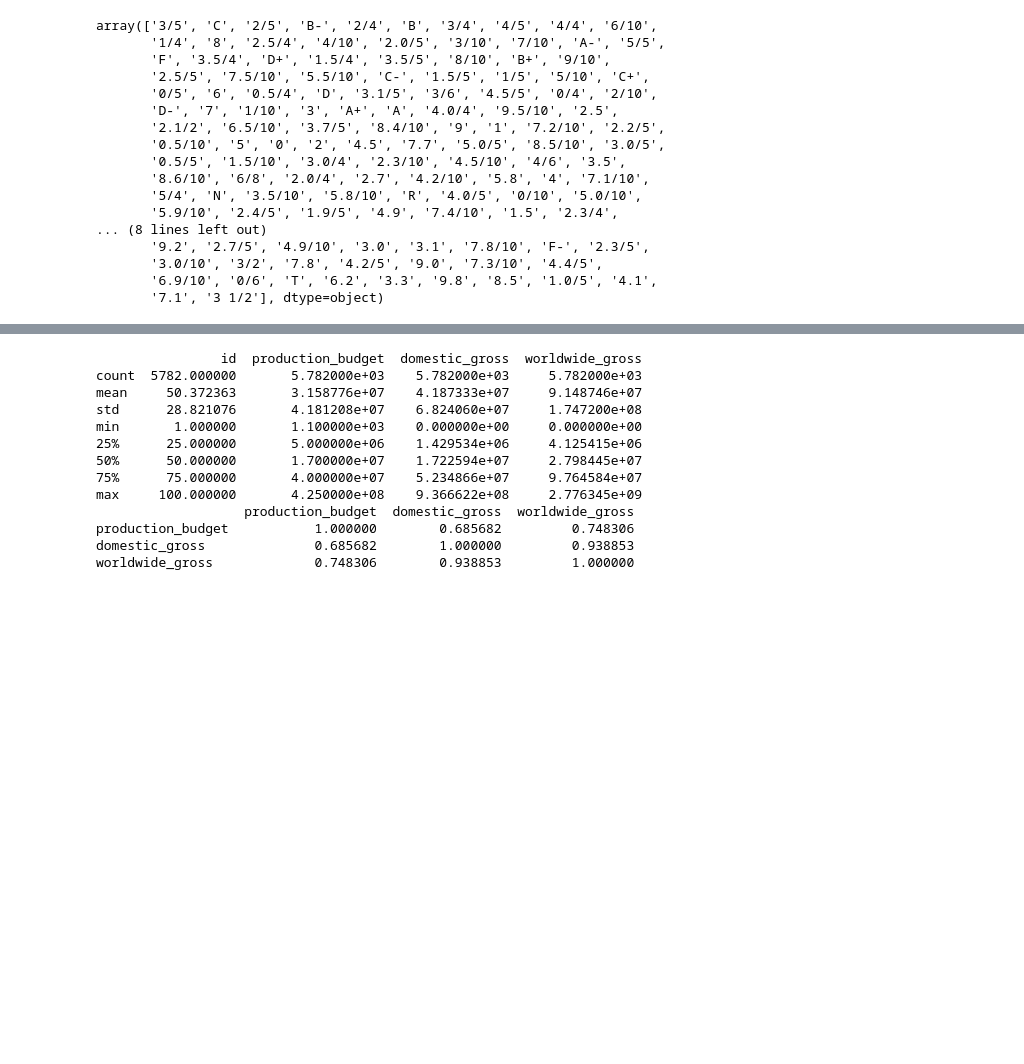
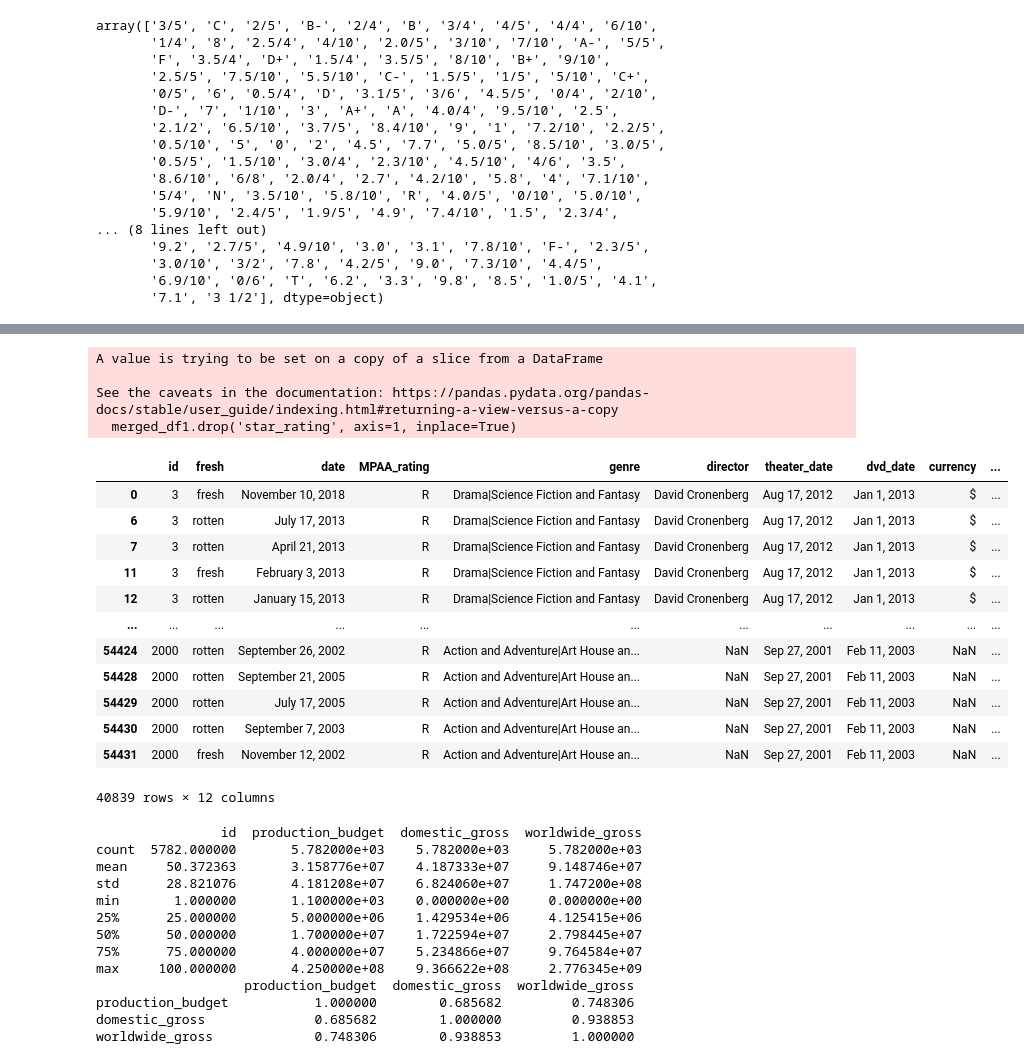
Before and after one commit to kev065/movie-studio-project, a Jupyter notebook: index.ipynb, the cells around one changed output, grey strips where cells are left out. Saved outputs shown, nothing was run; the diff lists cells and outputs as text; code cells hidden in the pictures; blank space fills up the shorter version.

Commit message:
Drop null values in 'genre' and 'mpaa_rating' column
- Drop 'star_rating' column since we already created 'standardized_rating' column

```diff
--- a/index.ipynb
+++ b/index.ipynb
@@ -294,0 +295,4 @@ print(merged_df1['standardized_rating'].mean())
+# %%
+# fill standardized_rating with mean
+merged_df1['standardized_rating'].fillna(merged_df1['standardized_rating'].mean(), inplace=True)
+print(merged_df1['standardized_rating'].mean())
@@ -294,0 +333,3 @@ print(merged_df1['standardized_rating'].mean())
+# %%
+# drop the rows with missing values in 'genre' and 'MPAA_rating'
+merged_df1.dropna(subset=['genre', 'MPAA_rating'], inplace=True)
@@ -295,3 +355,24 @@ print(merged_df1['standardized_rating'].mean())
+# %%
+# drop 'star_rating' column
+merged_df1.drop('star_rating', axis=1, inplace=True)
+# %% [output]
+A value is trying to be set on a copy of a slice from a DataFrame
+
+See the caveats in the documentation: https://pandas.pydata.org/pandas-docs/stable/user_guide/indexing.html#returning-a-view-versus-a-copy
+  merged_df1.drop('star_rating', axis=1, inplace=True)
+|  | id | fresh | date | MPAA_rating | genre | director | theater_date | dvd_date | currency | ... |
+| 0 | 3 | fresh | November 10, 2018 | R | Drama|Science Fiction and Fantasy | David Cronenberg | Aug 17, 2012 | Jan 1, 2013 | $ | ... |
+| 6 | 3 | rotten | July 17, 2013 | R | Drama|Science Fiction and Fantasy | David Cronenberg | Aug 17, 2012 | Jan 1, 2013 | $ | ... |
+| 7 | 3 | rotten | April 21, 2013 | R | Drama|Science Fiction and Fantasy | David Cronenberg | Aug 17, 2012 | Jan 1, 2013 | $ | ... |
+| 11 | 3 | fresh | February 3, 2013 | R | Drama|Science Fiction and Fantasy | David Cronenberg | Aug 17, 2012 | Jan 1, 2013 | $ | ... |
+| 12 | 3 | rotten | January 15, 2013 | R | Drama|Science Fiction and Fantasy | David Cronenberg | Aug 17, 2012 | Jan 1, 2013 | $ | ... |
+| ... | ... | ... | ... | ... | ... | ... | ... | ... | ... | ... |
+| 54424 | 2000 | rotten | September 26, 2002 | R | Action and Adventure|Art House an... | NaN | Sep 27, 2001 | Feb 11, 2003 | NaN | ... |
+| 54428 | 2000 | rotten | September 21, 2005 | R | Action and Adventure|Art House an... | NaN | Sep 27, 2001 | Feb 11, 2003 | NaN | ... |
+| 54429 | 2000 | rotten | July 17, 2005 | R | Action and Adventure|Art House an... | NaN | Sep 27, 2001 | Feb 11, 2003 | NaN | ... |
+| 54430 | 2000 | rotten | September 7, 2003 | R | Action and Adventure|Art House an... | NaN | Sep 27, 2001 | Feb 11, 2003 | NaN | ... |
+| 54431 | 2000 | fresh | November 12, 2002 | R | Action and Adventure|Art House an... | NaN | Sep 27, 2001 | Feb 11, 2003 | NaN | ... |
+40839 rows × 12 columns
 # %%
 # cleaning currency strings
 def clean_currency(x):
```
Also changed, not shown: parts of 8 cells of this notebook.
